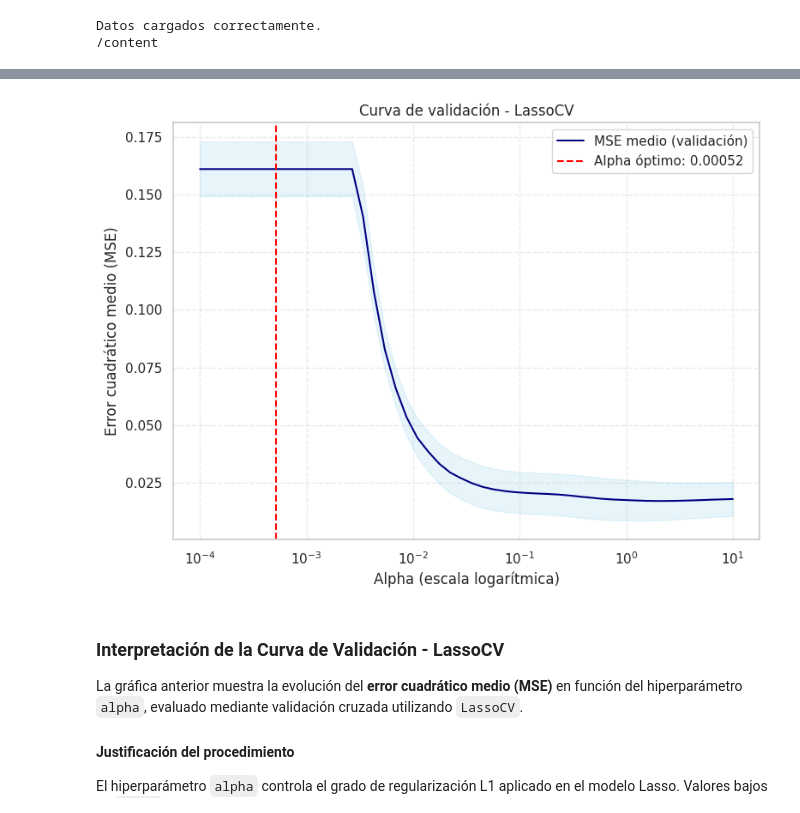
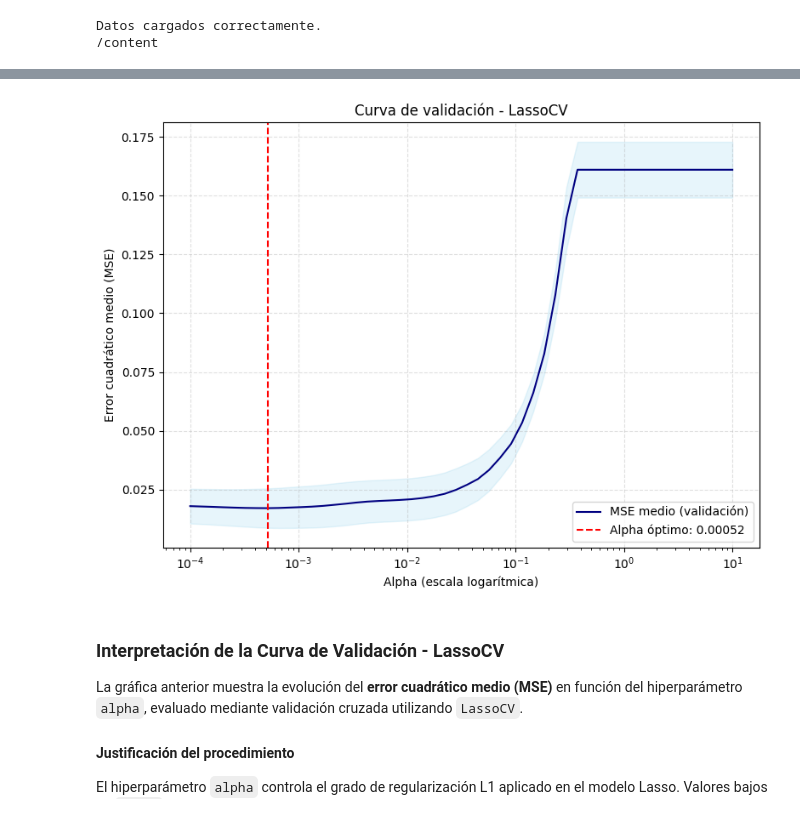
Before and after one commit to johanstevenbejarano/Teoria-de-Aprendizaje-Maquina, a Jupyter notebook: Parcial_1_TAM_2025-1/notebooks/Lasso.ipynb, the cells around one changed output, grey strips where cells are left out. Saved outputs shown, nothing was run; the diff lists cells and outputs as text; code cells hidden in the pictures.

```diff
--- a/Parcial_1_TAM_2025-1/notebooks/Lasso.ipynb
+++ b/Parcial_1_TAM_2025-1/notebooks/Lasso.ipynb
@@ -321,28 +327,30 @@ Tiempo entrenamiento LassoCV: 0.7973 segundos
 # %%
 # === CURVA DE VALIDACIÓN DE LassoCV ===
+mejor_alpha_lasso = lasso_cv.alpha_
+alphas_lasso = lasso_cv.alphas_
 
 # Calcular medias y desviaciones del MSE de validación
 mse_path_mean = np.mean(lasso_cv.mse_path_, axis=1)
 mse_path_std = np.std(lasso_cv.mse_path_, axis=1)
 
 # Graficar
 plt.figure(figsize=(8, 6))
 plt.semilogx(alphas_lasso, mse_path_mean, label="MSE medio (validación)", color="navy")
 plt.fill_between(alphas_lasso, mse_path_mean - mse_path_std, mse_path_mean + mse_path_std, alpha=0.2, color="skyblue")
 plt.axvline(mejor_alpha_lasso, linestyle="--", color="red", label=f"Alpha óptimo: {mejor_alpha_lasso:.5f}")
 plt.xlabel("Alpha (escala logarítmica)")
 plt.ylabel("Error cuadrático medio (MSE)")
 plt.title("Curva de validación - LassoCV")
 plt.legend()
 plt.grid(True, linestyle="--", alpha=0.4)
 plt.tight_layout()
 
 # Guardar figura
 os.makedirs("figuras", exist_ok=True)
 plt.savefig("figuras/curva_validacion_lassoCV.png", dpi=300)
 plt.show()
 # %% [output]
-[figure, old version]
+[figure, new version]
 # %% [markdown]
 ### Interpretación de la Curva de Validación - LassoCV
 
```
Also changed, not shown: parts of 13 cells of this notebook.
